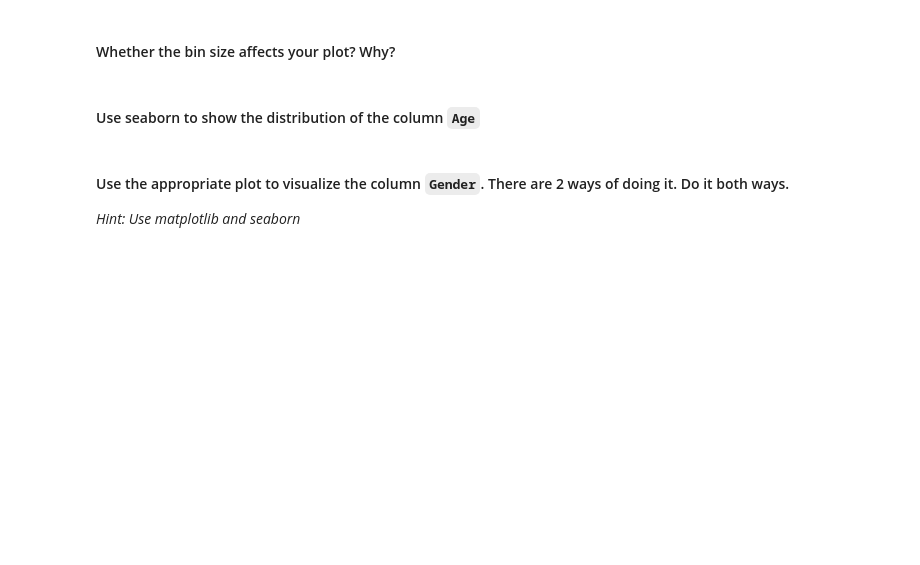
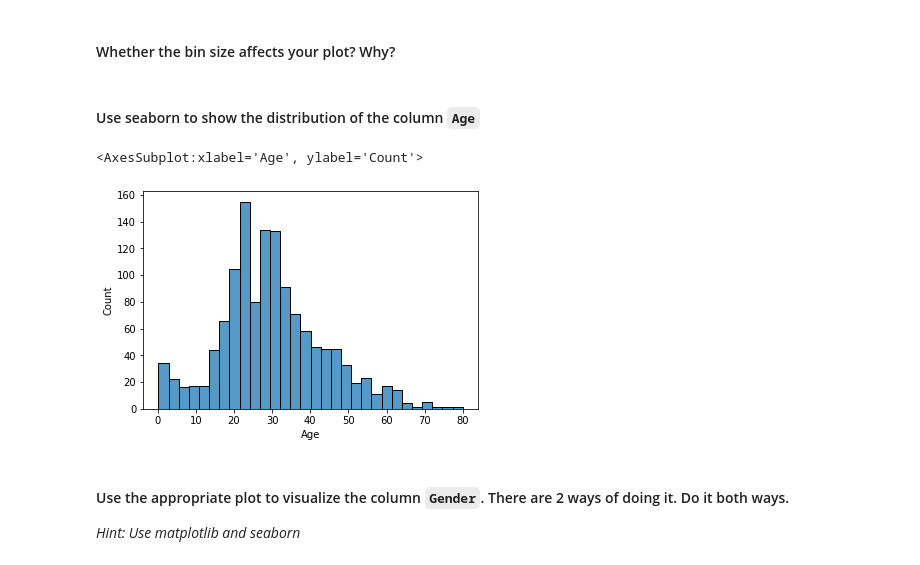
Before and after one commit to Ironhack-Data-Madrid-Enero-2021/lab-visualization-extra, a Jupyter notebook: challenge-2.ipynb, the cells around one changed output. Saved outputs shown, nothing was run; the diff lists cells and outputs as text; code cells hidden in the pictures; blank space fills up the shorter version.

```diff
--- a/challenge-2.ipynb
+++ b/challenge-2.ipynb
@@ -48,6 +111,10 @@ titanic.head()
 #### Use seaborn to show the distribution of the column `Age`
 # %%
 # your code here
+sns.histplot(x=titanic.Age)
+# %% [output]
+<AxesSubplot:xlabel='Age', ylabel='Count'>
+[figure, added]
 # %% [markdown]
 #### Use the appropriate plot to visualize the column `Gender`. There are 2 ways of doing it. Do it both ways.
 
```
Also changed, not shown: parts of 17 cells of this notebook.
